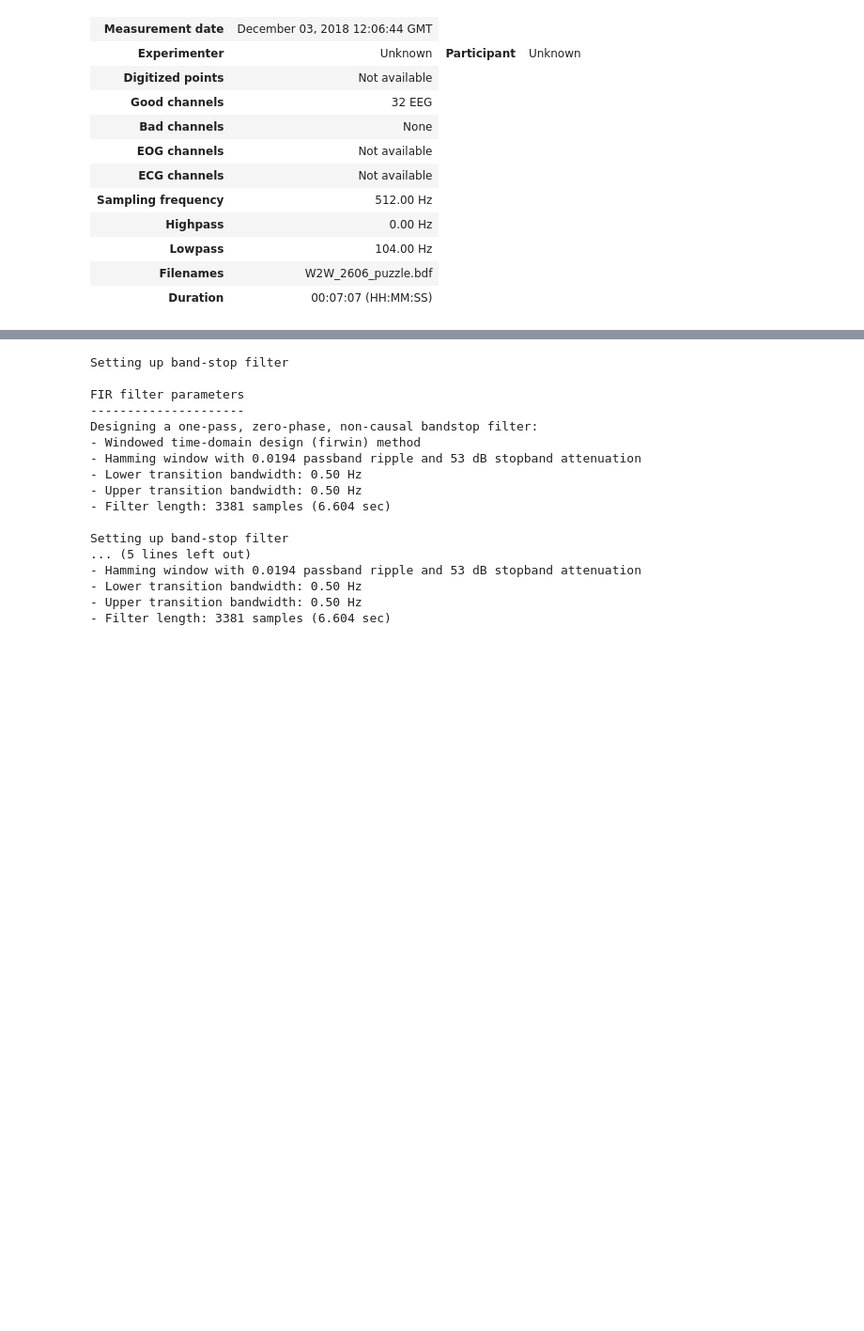
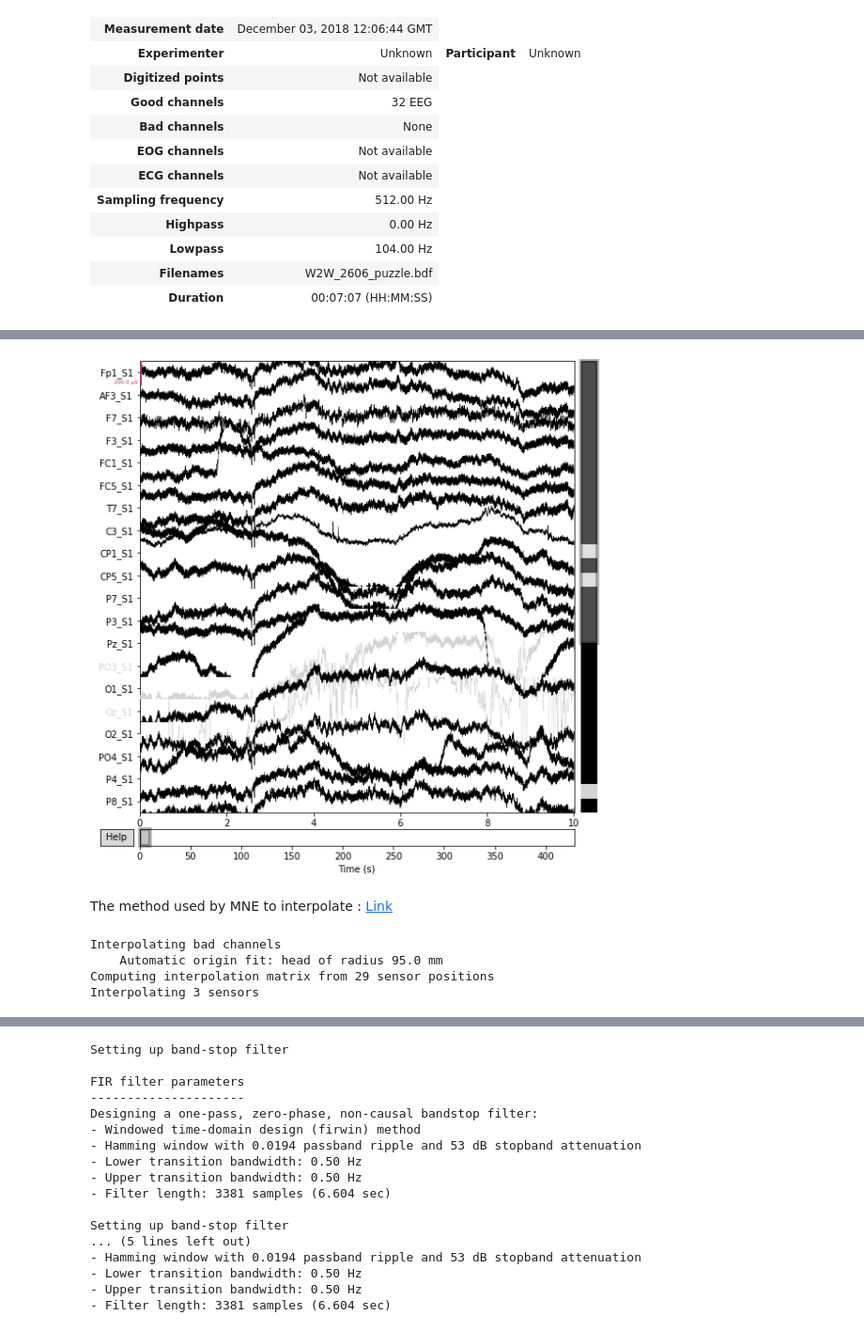
Before and after one commit to FranckPrts/Use-custom-events-in-MNE, a Jupyter notebook: W2W_Prepeocessing_pipeline.ipynb, the cells around one changed output, grey strips where cells are left out. Shown at 94% size. Cells and saved outputs as stored; diff of their text form; code cells hidden in the pictures; blank space fills up the shorter version.

```diff
--- a/W2W_Prepeocessing_pipeline.ipynb
+++ b/W2W_Prepeocessing_pipeline.ipynb
@@ -228,0 +254,17 @@ raw_kid.rename_channels(rename_kid_with_parent)
+# %%
+to_append=['Oz_S1', 'Fz_S1', 'PO3_S1']
+raw_kid.info['bads'].extend(to_append)
+# %%
+raw_kid.plot(show=False, scalings=dict(eeg=100e-6))
+plt.show()
+# %% [output]
+[figure, added]
+# %% [markdown]
+The method used by MNE to interpolate : [Link](https://www.sciencedirect.com/science/article/abs/pii/0013469489901806?via%3Dihub)
+# %%
+raw_kid = raw_kid.interpolate_bads(reset_bads=True)
+# %% [output]
+Interpolating bad channels
+    Automatic origin fit: head of radius 95.0 mm
+Computing interpolation matrix from 29 sensor positions
+Interpolating 3 sensors
```
Also changed, not shown: parts of 47 cells of this notebook.
